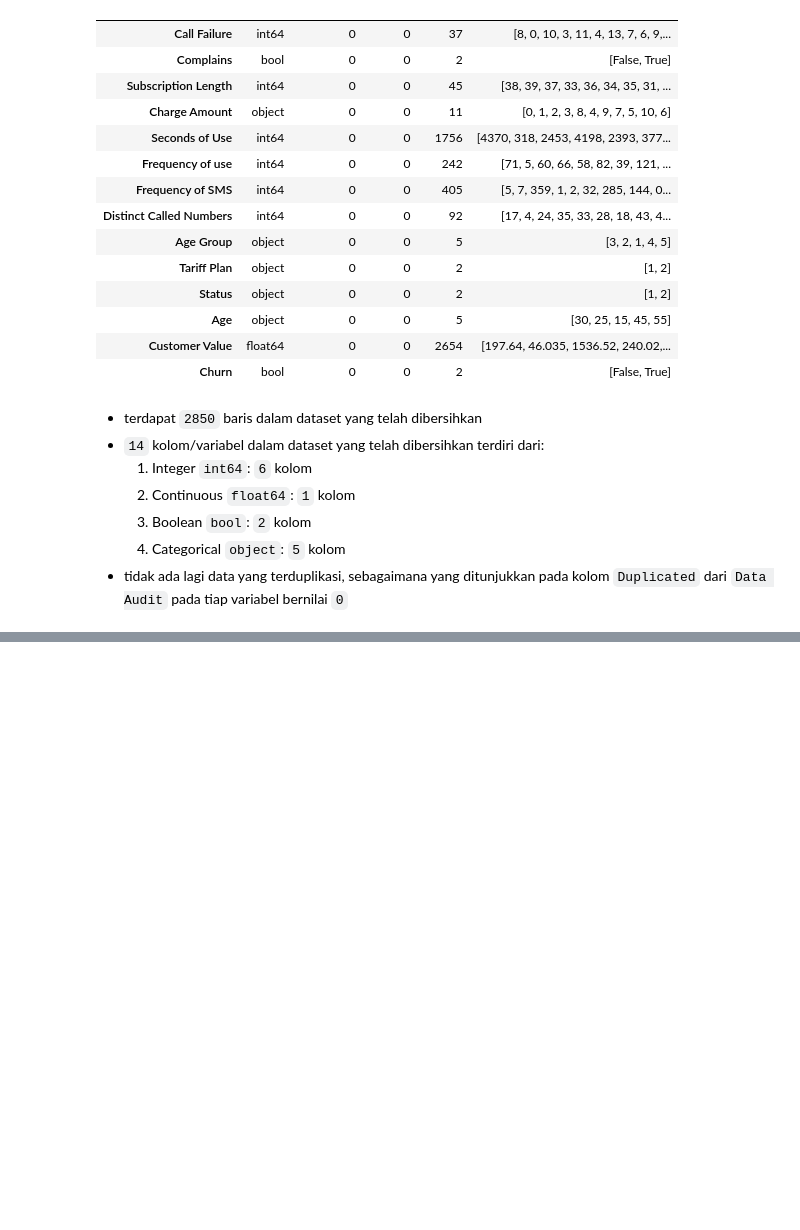
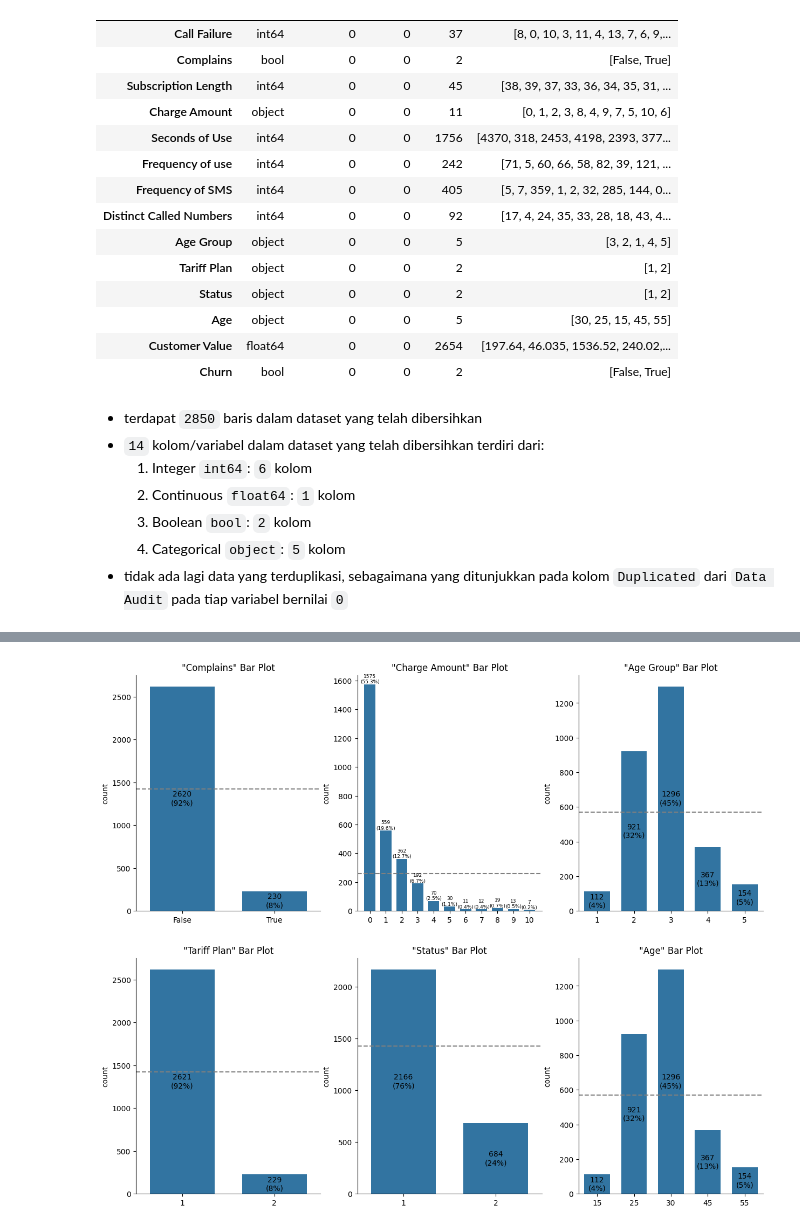
Before and after one commit to garudapaksi-yusuf/Iranian_Telecom_Churn, a Jupyter notebook: notebook/notebook.ipynb, the cells around one changed output, grey strips where cells are left out. Drawn from its saved outputs; the diff is of its cells as text; code cells hidden in the pictures; blank space fills up the shorter version.

```diff
--- a/notebook/notebook.ipynb
+++ b/notebook/notebook.ipynb
@@ -354,0 +554,61 @@ Data Audit:
+# %%
+plt.figure(figsize=(15, 12.5))
+
+def plot_categorical_feature(ndigits=None, label_type="center", fontsize=10):
+    plt.subplot(2, 3, count + 1)
+
+    data = pd.concat(
+        objs=[df[feature].value_counts().sort_index(),
+              df[feature].value_counts(normalize=True).mul(other=100)],
+        axis=1
+    )
+
+    axes = sns.barplot(
+        data=data,
+        x=data.index,
+        y="count",
+        width=0.7
+    )
+
+    axes.set_title(label=f'''"{feature}" Bar Plot''')
+    axes.set_xlabel(xlabel=None)
+    axes.spines.top.set_visible(b=False)
+    axes.spines.right.set_visible(b=False)
+
+    plt.axhline(
+        y=df[feature].value_counts().mean(),
+        color="grey",
+        linestyle="dashed"
+    )
+
+    labels = [f"{round(value.get_height())}\n({round(number=data.iloc[index, 1], ndigits=ndigits)}%)"
+              for index, value in enumerate(axes.containers[0])]
+
+    axes.bar_label(
+        container=axes.containers[0],
+        labels=labels,
+        label_type=label_type,
+        fontsize=fontsize
+    )
+
+    return axes
+
+categorical_features = df.select_dtypes(include=["bool", "object"]).drop(columns="Churn")
+
+for count, feature in enumerate(iterable=categorical_features):
+    if feature == "Charge Amount":
+        axes = plot_categorical_feature(
+            ndigits=1,
+            label_type="edge",
+            fontsize=6.5
+        )
+        axes.margins(0.04)
+    elif feature == "default":
+        plot_categorical_feature(
+            label_type="edge",
+            fontsize=9
+        )
+    else:
+        plot_categorical_feature()
+# %% [output]
+[figure, added]
```
Also changed, not shown: parts of 14 cells of this notebook.
